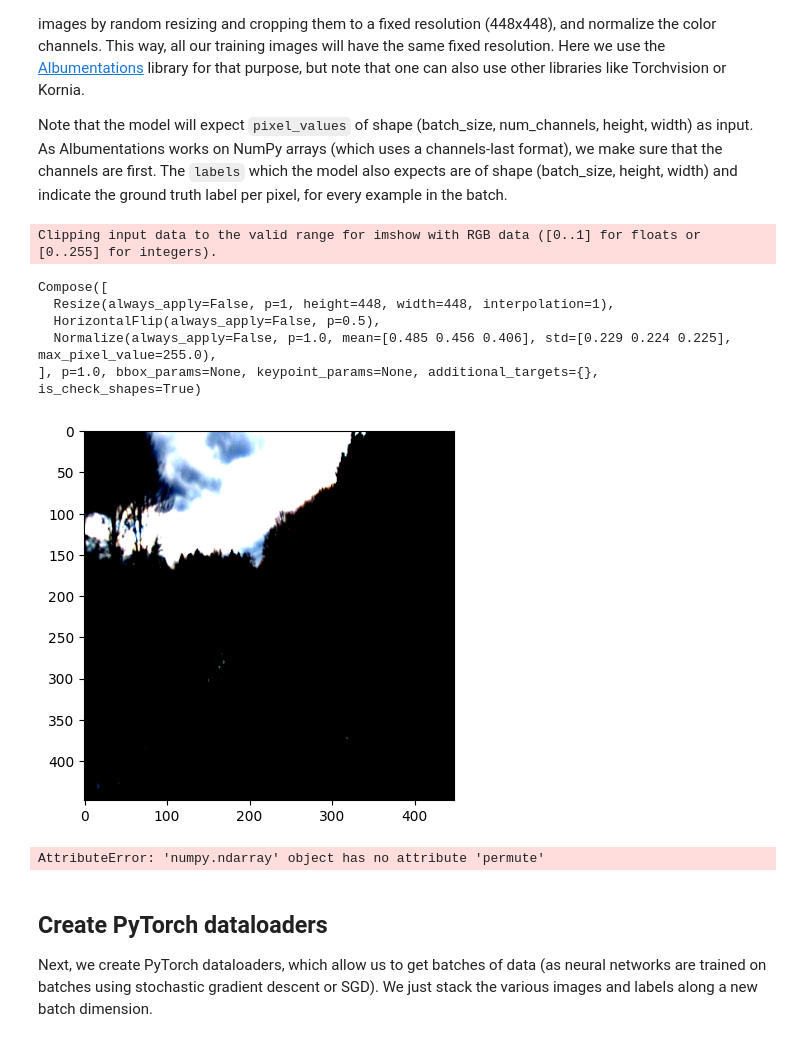
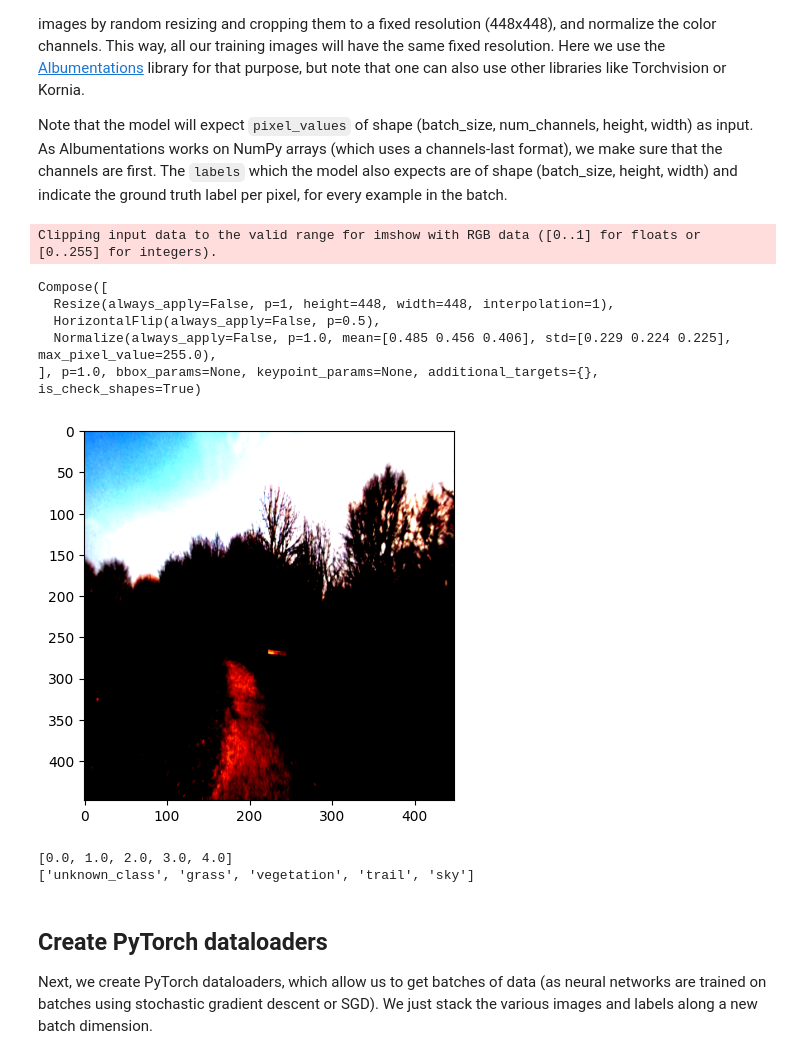
Before and after one commit to tamu-edu-students/HyperTools, a Jupyter notebook: examples/segmentation_training_head.ipynb, the cells around one changed output. Saved outputs shown, nothing was run; the diff lists cells and outputs as text; code cells hidden in the pictures.

Commit message:
Fixed bugs for segmentation

```diff
--- a/examples/segmentation_training_head.ipynb
+++ b/examples/segmentation_training_head.ipynb
@@ -45,6 +45,7 @@ class SegmentationDataset(Dataset):
         self.image_set = image_set
         self.transform = transform
         self.root = root_dir
+        self.target_transform = ToTensor()
 
         self.img_dir =  join(self.root, "img", self.image_set)
         self.label_dir = join(self.root, "label", self.image_set)
@@ -91,10 +92,10 @@ class SegmentationDataset(Dataset):
         print(self.transform)
         if isinstance(self.transform, torchvision.transforms.ToTensor):
             image = self.transform(image)
-            target = self.transform(target)
+            target = self.target_transform(target)
         elif self.transform is not None:
             image = self.transform(image=image)['image']
-            target = self.transform(image=target)['image']
+            target = self.target_transform(target)
 
 
         return image, target
@@ -102,6 +103,7 @@ class SegmentationDataset(Dataset):
 
 
 train_dataset = SegmentationDataset(dataset_name='freiburg', root_dir='/workspaces/HyperImages/freiburg', image_set='train',transform=ToTensor())
+
 val_dataset = SegmentationDataset(dataset_name='freiburg', root_dir='/workspaces/HyperImages/freiburg',image_set='val', transform=ToTensor())
 
 
@@ -218,27 +223,30 @@ val_dataset = SegmentationDataset(dataset_name='freiburg', root_dir='/workspaces
 # %%
-test_example, segmentation_map = train_dataset[10]
+test_example, segmentation_map = train_dataset[11]
+# print(segmentation_map)
 plt.imshow(test_example)
 plt.show()
 
-# Permute the segmentation_map
-permuted_map = segmentation_map.permute(1, 2, 0)*255
-# Convert the permuted_map to a numpy array
-permuted_map_np = permuted_map.numpy().astype(np.uint8)
-# Get a list of unique values
-unique_values = np.unique(permuted_map_np)
+# # Permute the segmentation_map
+# permuted_map = segmentation_map.permute(1, 2, 0)*255
+# # Convert the permuted_map to a numpy array
+# permuted_map_np = permuted_map.numpy().astype(np.uint8)
+# # Get a list of unique values
+# unique_values = np.unique(permuted_map_np)
+unique_values = np.unique(segmentation_map*255)
 
 # Print the list of unique values
 print(unique_values.tolist())
-print([id2label[str(id)] for id in unique_values.tolist()] )
+print([id2label[str(int(id))] for id in unique_values.tolist()] )
 # %% [output]
 Clipping input data to the valid range for imshow with RGB data ([0..1] for floats or [0..255] for integers).
 Compose([
   Resize(always_apply=False, p=1, height=448, width=448, interpolation=1),
   HorizontalFlip(always_apply=False, p=0.5),
   Normalize(always_apply=False, p=1.0, mean=[0.485 0.456 0.406], std=[0.229 0.224 0.225], max_pixel_value=255.0),
 ], p=1.0, bbox_params=None, keypoint_params=None, additional_targets={}, is_check_shapes=True)
-[figure, old version]
+[figure, new version]
-AttributeError: 'numpy.ndarray' object has no attribute 'permute'
+[0.0, 1.0, 2.0, 3.0, 4.0]
+['unknown_class', 'grass', 'vegetation', 'trail', 'sky']
 # %% [markdown]
 ## Create PyTorch dataloaders
 
```
Also changed, not shown: parts of 6 cells of this notebook, 1 other file.
